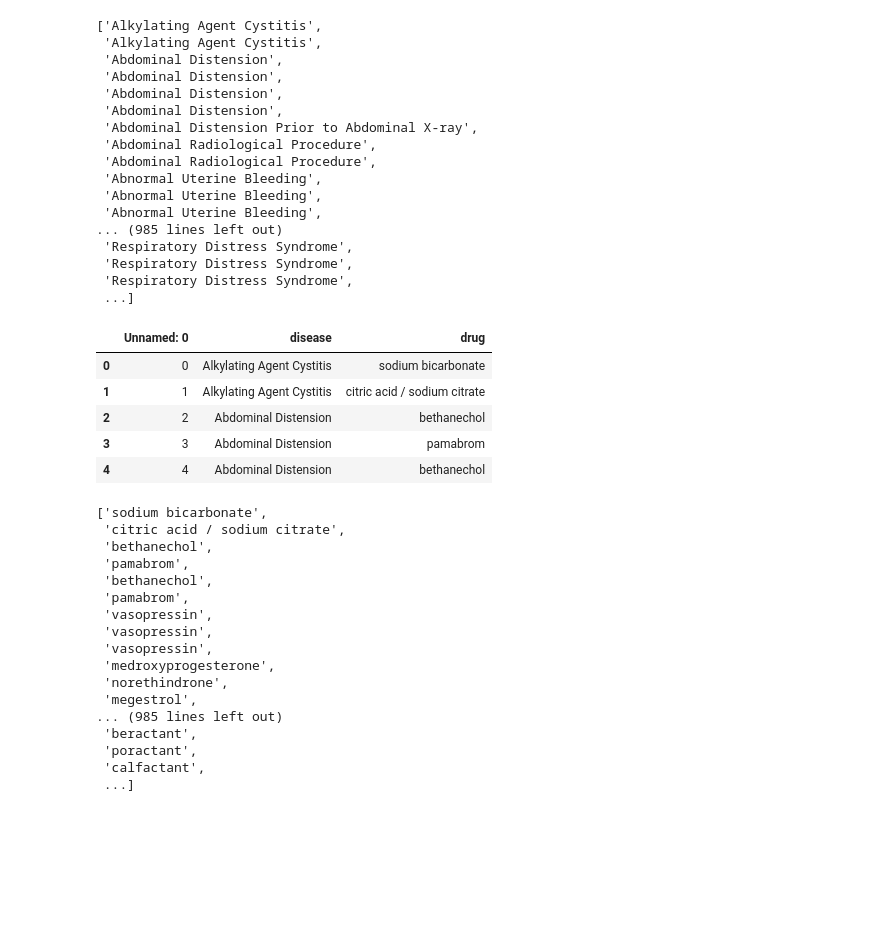
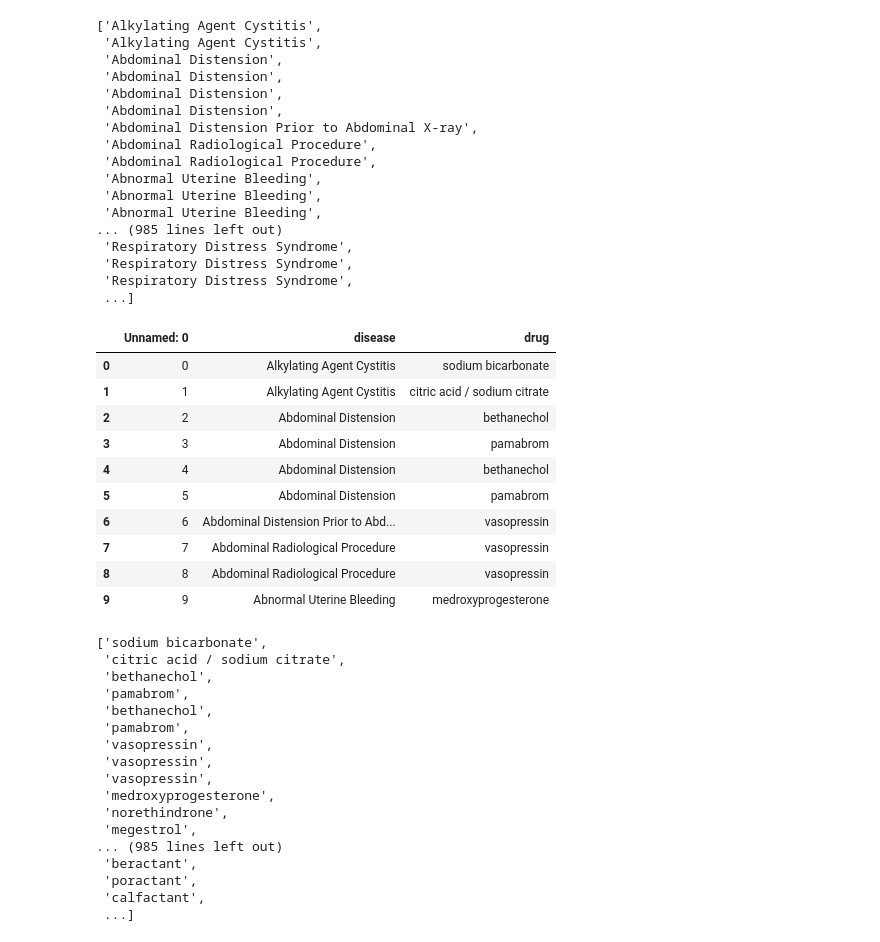
Before and after one commit to AnnNaserNabil/Ai-Powered-Disease-Prediction, a Jupyter notebook: Untitled1.ipynb, the cells around one changed output. Saved outputs shown, nothing was run; the diff lists cells and outputs as text; code cells hidden in the pictures; blank space fills up the shorter version.

```diff
--- a/Untitled1.ipynb
+++ b/Untitled1.ipynb
@@ -20,15 +20,20 @@ df["disease"].tolist()
  'Respiratory Distress Syndrome',
  'Respiratory Distress Syndrome',
  ...]
-# %%
-df.head()
-# %% [output]
-|  | Unnamed: 0 | disease | drug |
-| 0 | 0 | Alkylating Agent Cystitis | sodium bicarbonate |
-| 1 | 1 | Alkylating Agent Cystitis | citric acid / sodium citrate |
-| 2 | 2 | Abdominal Distension | bethanechol |
-| 3 | 3 | Abdominal Distension | pamabrom |
-| 4 | 4 | Abdominal Distension | bethanechol |
+# %%
+df.head(10)
+# %% [output]
+|  | Unnamed: 0 | disease | drug |
+| 0 | 0 | Alkylating Agent Cystitis | sodium bicarbonate |
+| 1 | 1 | Alkylating Agent Cystitis | citric acid / sodium citrate |
+| 2 | 2 | Abdominal Distension | bethanechol |
+| 3 | 3 | Abdominal Distension | pamabrom |
+| 4 | 4 | Abdominal Distension | bethanechol |
+| 5 | 5 | Abdominal Distension | pamabrom |
+| 6 | 6 | Abdominal Distension Prior to Abd... | vasopressin |
+| 7 | 7 | Abdominal Radiological Procedure | vasopressin |
+| 8 | 8 | Abdominal Radiological Procedure | vasopressin |
+| 9 | 9 | Abnormal Uterine Bleeding | medroxyprogesterone |
 # %%
 df["drug"].tolist()
 # %% [output]
```
Also changed, not shown: parts of 2 cells of this notebook, 2 other files.
